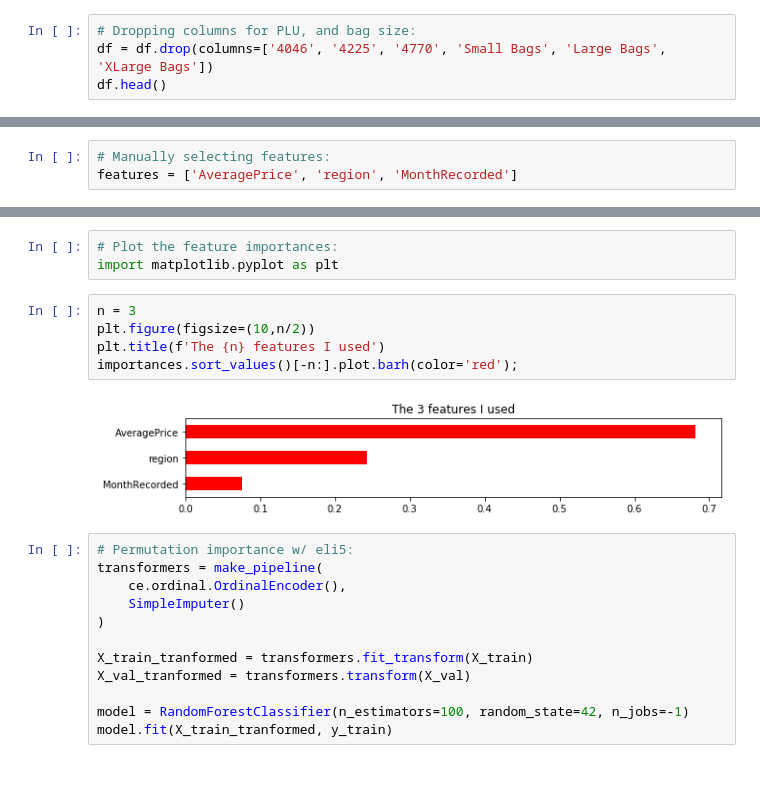
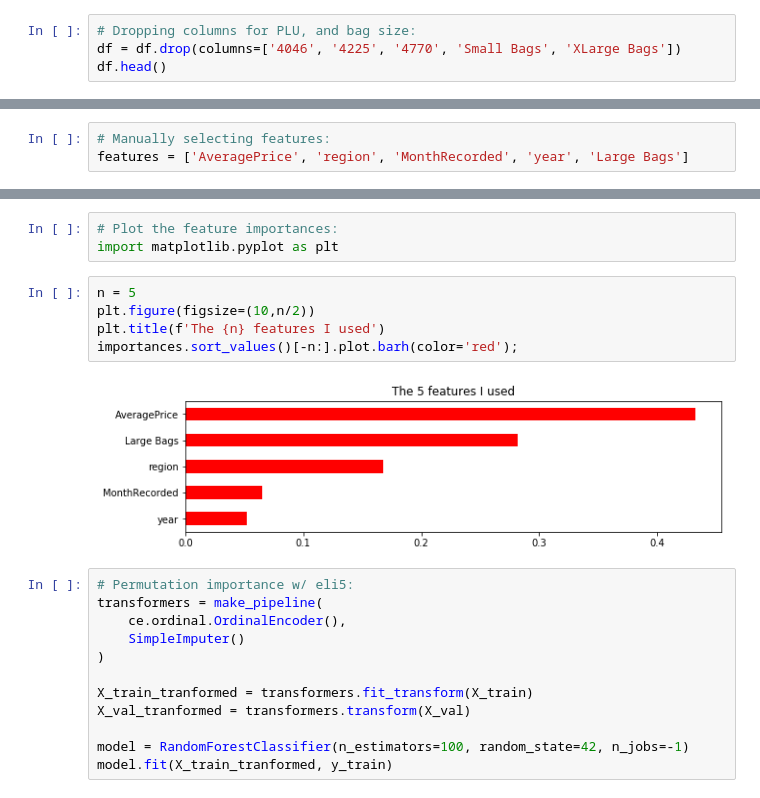
Before and after one commit to CurdtMillion/DS-Unit-2-Applied-Modeling, a Jupyter notebook: module1-define-ml-problems/LS_DS_231_assignment.ipynb, the cells around one changed output, grey strips where cells are left out. Cells and saved outputs as stored; diff of their text form.

```diff
--- a/module1-define-ml-problems/LS_DS_231_assignment.ipynb
+++ b/module1-define-ml-problems/LS_DS_231_assignment.ipynb
@@ -123,6 +123,6 @@ sns.boxplot(x=df['AveragePrice']);
 # df.sample(5)
 # %%
 # Dropping columns for PLU, and bag size:
-df = df.drop(columns=['4046', '4225', '4770', 'Small Bags', 'Large Bags', 'XLarge Bags'])
+df = df.drop(columns=['4046', '4225', '4770', 'Small Bags', 'XLarge Bags'])
 df.head()
 # %% [output]
@@ -228,7 +228,7 @@ accuracy_score(y_val, y_pred)
 0.502191380569759
 # %%
 # Manually selecting features:
-features = ['AveragePrice', 'region', 'MonthRecorded']
+features = ['AveragePrice', 'region', 'MonthRecorded', 'year', 'Large Bags']
 # %%
 # Arrange the data into features and target:
 X_train = train[features]
@@ -271,12 +271,12 @@ importances = pd.Series(randfor.feature_importances_, X_train.columns)
 # Plot the feature importances:
 import matplotlib.pyplot as plt
 # %%
-n = 3
+n = 5
 plt.figure(figsize=(10,n/2))
 plt.title(f'The {n} features I used')
 importances.sort_values()[-n:].plot.barh(color='red');
 # %% [output]
-[figure, old version]
+[figure, new version]
 # %%
 # Permutation importance w/ eli5:
 transformers = make_pipeline(
```
Also changed, not shown: parts of 14 cells of this notebook.
